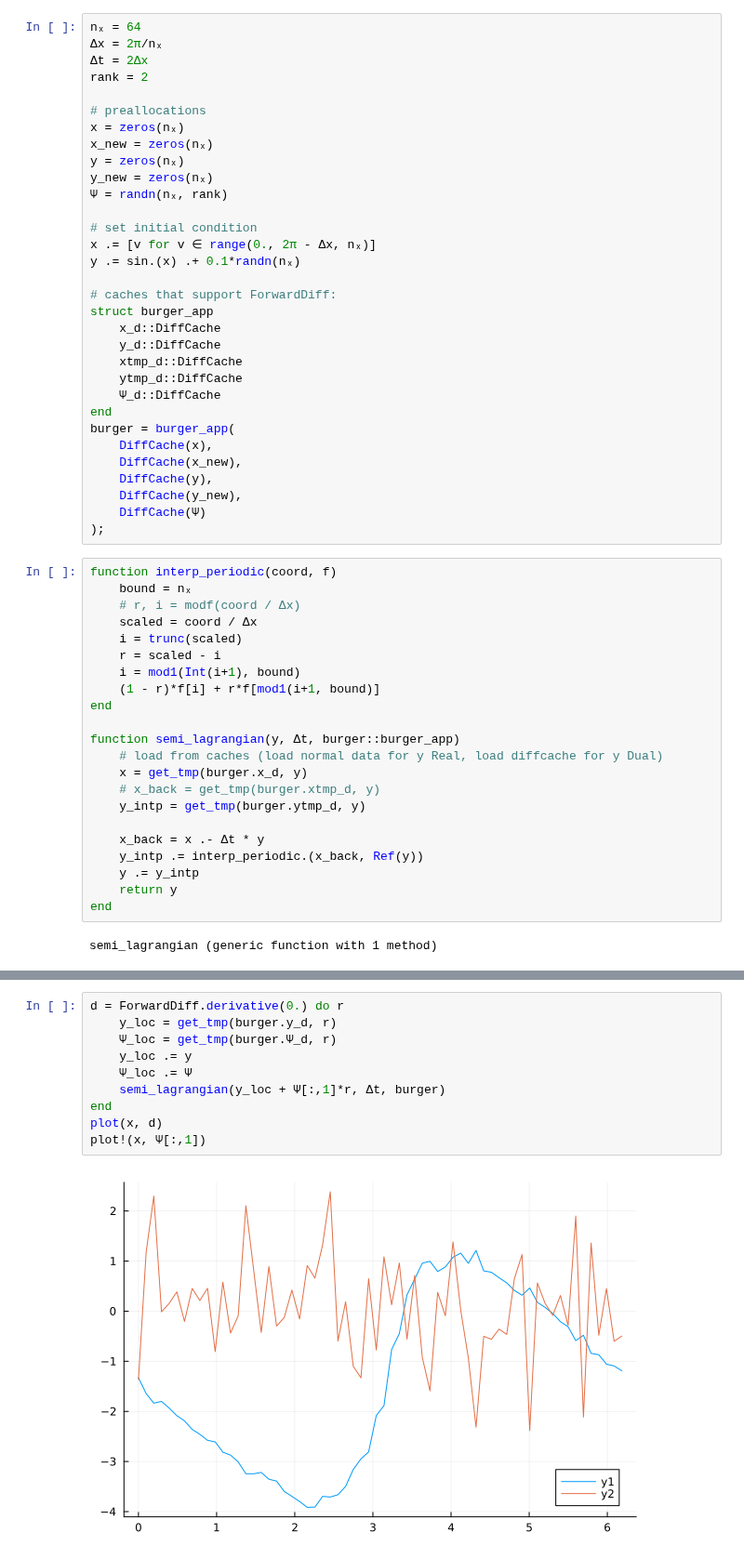
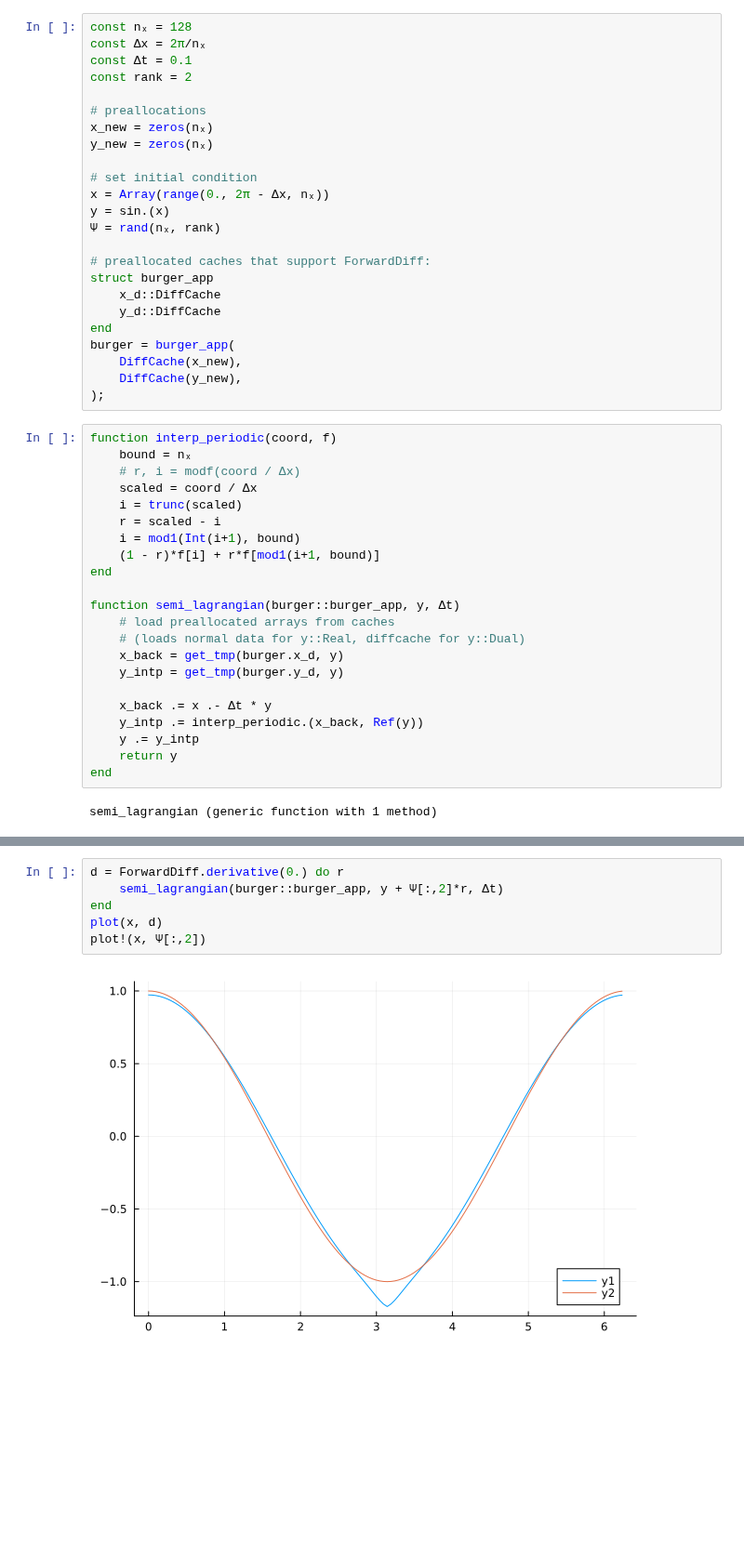
Before and after one commit to XBraid/xbraid, a Jupyter notebook: drivers/julia/burgers.ipynb, the cells around one changed output, grey strips where cells are left out. Shown at 93% size. Saved outputs shown, nothing was run; the diff lists cells and outputs as text; blank space fills up the shorter version.

Commit message:
Julia Burger's equation driver mostly working... There is an occasional segfault when Step tries to access the Lyapunov vectors, so I need to debug that.

```diff
--- a/drivers/julia/burgers.ipynb
+++ b/drivers/julia/burgers.ipynb
@@ -6,34 +4,26 @@ WARNING: using LinearAlgebra.rank in module Main conflicts with an existing iden
 # %%
-nₓ = 64
-Δx = 2π/nₓ
-Δt = 2Δx
-rank = 2
+const nₓ = 128
+const Δx = 2π/nₓ
+const Δt = 0.1
+const rank = 2
 
 # preallocations
-x = zeros(nₓ)
 x_new = zeros(nₓ)
-y = zeros(nₓ)
 y_new = zeros(nₓ)
-Ψ = randn(nₓ, rank)
 
 # set initial condition
-x .= [v for v ∈ range(0., 2π - Δx, nₓ)]
-y .= sin.(x) .+ 0.1*randn(nₓ)
+x = Array(range(0., 2π - Δx, nₓ))
+y = sin.(x)
+Ψ = rand(nₓ, rank)
 
-# caches that support ForwardDiff:
+# preallocated caches that support ForwardDiff:
 struct burger_app
     x_d::DiffCache
     y_d::DiffCache
-    xtmp_d::DiffCache
-    ytmp_d::DiffCache
-    Ψ_d::DiffCache
 end
 burger = burger_app(
-    DiffCache(x),
     DiffCache(x_new),
-    DiffCache(y),
     DiffCache(y_new),
-    DiffCache(Ψ)
 );
 # %%
 function interp_periodic(coord, f)
@@ -46,13 +36,13 @@ function interp_periodic(coord, f)
     (1 - r)*f[i] + r*f[mod1(i+1, bound)]
 end
 
-function semi_lagrangian(y, Δt, burger::burger_app)
-    # load from caches (load normal data for y Real, load diffcache for y Dual)
-    x = get_tmp(burger.x_d, y)
-    # x_back = get_tmp(burger.xtmp_d, y)
-    y_intp = get_tmp(burger.ytmp_d, y)
+function semi_lagrangian(burger::burger_app, y, Δt)
+    # load preallocated arrays from caches
+    # (loads normal data for y::Real, diffcache for y::Dual)
+    x_back = get_tmp(burger.x_d, y)
+    y_intp = get_tmp(burger.y_d, y)
 
-    x_back = x .- Δt * y
+    x_back .= x .- Δt * y
     y_intp .= interp_periodic.(x_back, Ref(y))
     y .= y_intp
     return y
@@ -72,12 +62,8 @@ display(p)
 # %%
 d = ForwardDiff.derivative(0.) do r
-    y_loc = get_tmp(burger.y_d, r)
-    Ψ_loc = get_tmp(burger.Ψ_d, r)
-    y_loc .= y
-    Ψ_loc .= Ψ
-    semi_lagrangian(y_loc + Ψ[:,1]*r, Δt, burger)
+    semi_lagrangian(burger::burger_app, y + Ψ[:,2]*r, Δt)
 end
 plot(x, d)
-plot!(x, Ψ[:,1])
+plot!(x, Ψ[:,2])
 # %% [output]
-[figure, old version]
+[figure, new version]
```
Also changed, not shown: parts of 7 cells of this notebook, 8 other files.
